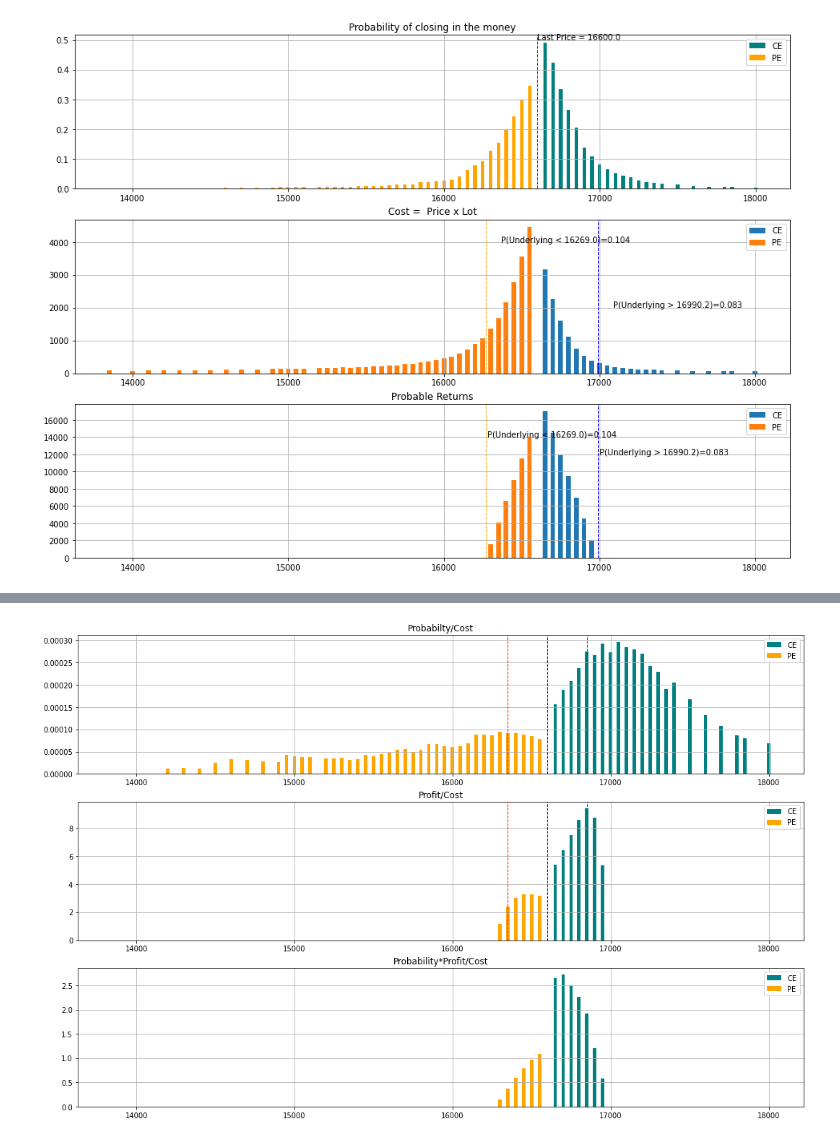
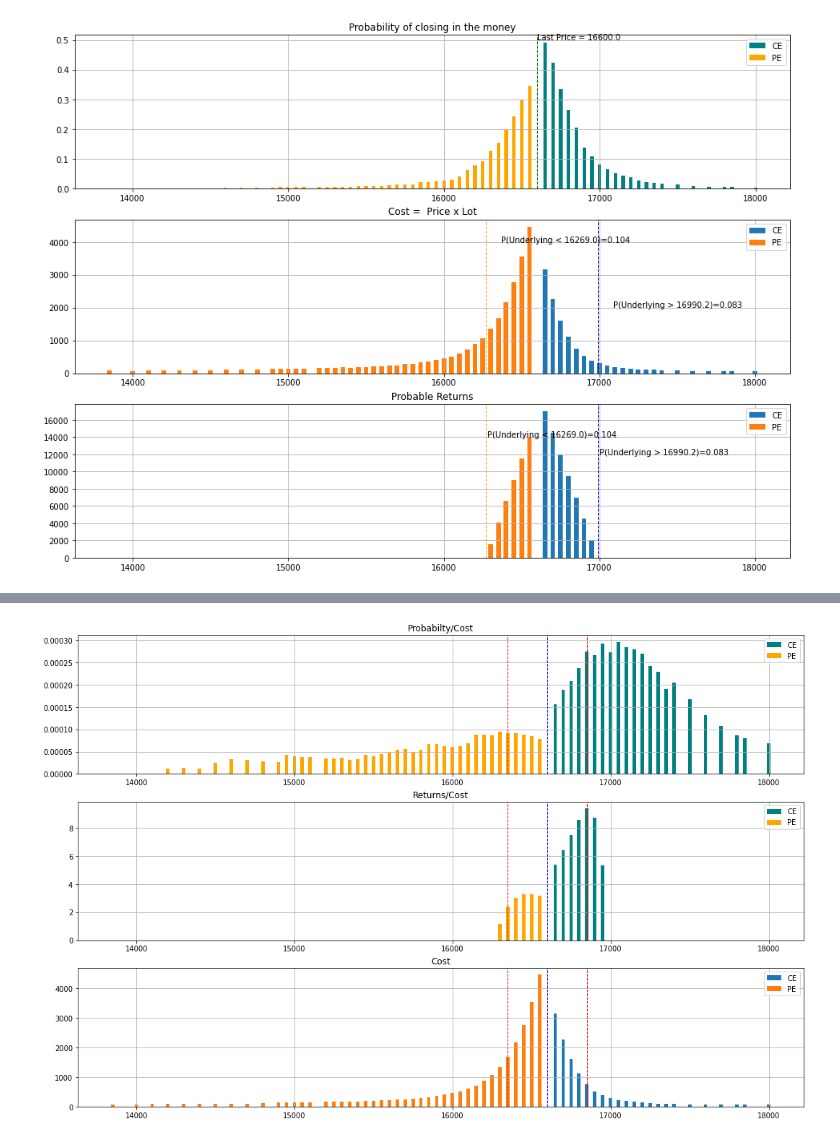
Before and after one commit to shayanrc/Mid-Covid-Market-Analysis, a Jupyter notebook: NIFTY_Options_Opportunity_Analysis.ipynb, the cells around one changed output, grey strips where cells are left out. Cells and saved outputs as stored; diff of their text form; code cells hidden in the pictures.

```diff
--- a/NIFTY_Options_Opportunity_Analysis.ipynb
+++ b/NIFTY_Options_Opportunity_Analysis.ipynb
@@ -382,8 +382,12 @@ We want to:
 # %%
 fig = plt.figure(figsize=(18,12))
 
+ce_contract = 16850
+pe_contract = 16350
+
 ax = fig.add_subplot(311)
 ax.set_title('Probabilty/Cost')
+
 # Plot CE
 ax.bar(x=strike_price_ce,
        height=proba_atm_expiry_ce/cost_ce,
@@ -400,8 +404,8 @@ ax.bar(x=strike_price_pe,
        align='center',
        label='PE')
 
-plt.axvline(x=16600, color='blue', linewidth=1.0, linestyle='--')
-plt.axvline(x=16850, color='green', linewidth=1.0, linestyle='--')
+plt.axvline(x=last_close, color='blue', linewidth=1.0, linestyle='--')
+plt.axvline(x=16850, color='red', linewidth=1.0, linestyle='--')
 plt.axvline(x=16350, color='red', linewidth=1.0, linestyle='--')
 
 ax.legend()
@@ -410,7 +414,7 @@ ax.grid()
 
 ax = fig.add_subplot(312)
 
-ax.set_title('Profit/Cost')
+ax.set_title('Returns/Cost')
 
 # Plot CE
 ax.bar(x=strike_price_ce,
@@ -421,8 +425,8 @@ ax.bar(x=strike_price_ce,
        label='CE')
 
 
-plt.axvline(x=16600, color='blue', linewidth=1.0, linestyle='--')
-plt.axvline(x=16850, color='green', linewidth=1.0, linestyle='--')
+plt.axvline(x=last_close, color='blue', linewidth=1.0, linestyle='--')
+plt.axvline(x=16850, color='red', linewidth=1.0, linestyle='--')
 plt.axvline(x=16350, color='red', linewidth=1.0, linestyle='--')
 
 # Plot PE
@@ -432,36 +436,39 @@ ax.bar(x=strike_price_pe,
        color='orange',
        align='center',
        label='PE')
 
 ax.legend()
 ax.grid()
 
 
 ax = fig.add_subplot(313)
 
-ax.set_title('Probability*Profit/Cost')
+ax.set_title('Cost')
 
 # Zero out the loss making contracts
 probable_profits_pe[probable_profits_pe<0] = 0
 probable_profits_ce[probable_profits_ce<0] = 0
 
 # Plot CE
 ax.bar(x=strike_price_ce,
-       height=proba_atm_expiry_ce*probable_profits_ce/cost_ce,
+       height=cost_ce,
        width=22,
-       color='teal',
        align='center',
        label='CE')
 
 # Plot PE
 ax.bar(x=strike_price_pe,
-       height=proba_atm_expiry_pe*probable_profits_pe/cost_pe,
+       height=cost_pe,
        width=22,
-       color='orange',
        align='center',
        label='PE')
 
+
+plt.axvline(x=last_close, color='blue', linewidth=1.0, linestyle='--')
+plt.axvline(x=16850, color='red', linewidth=1.0, linestyle='--')
+plt.axvline(x=16350, color='red', linewidth=1.0, linestyle='--')
+
 ax.legend()
 ax.grid()
 # %% [output]
-[figure, old version]
+[figure, new version]
```
Also changed, not shown: parts of 36 cells of this notebook.
